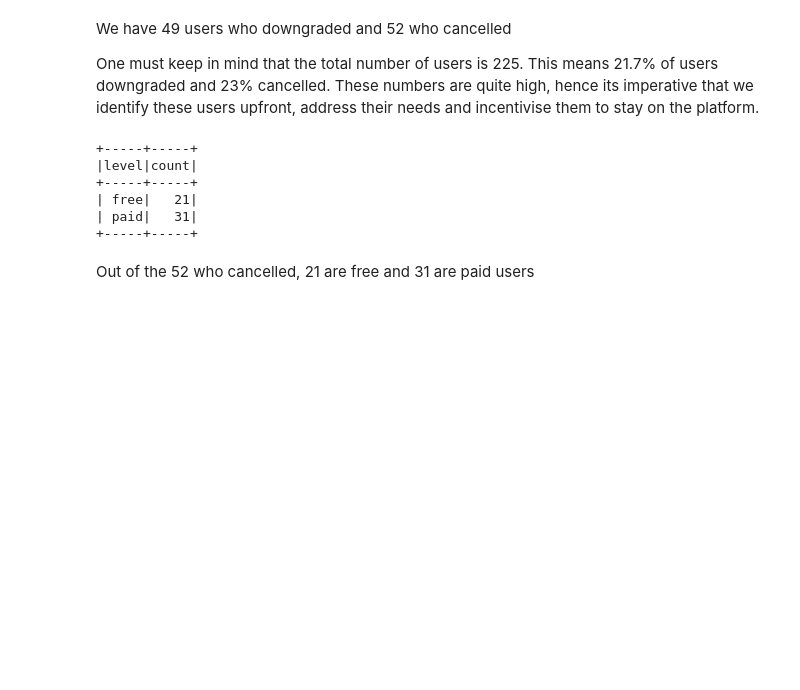
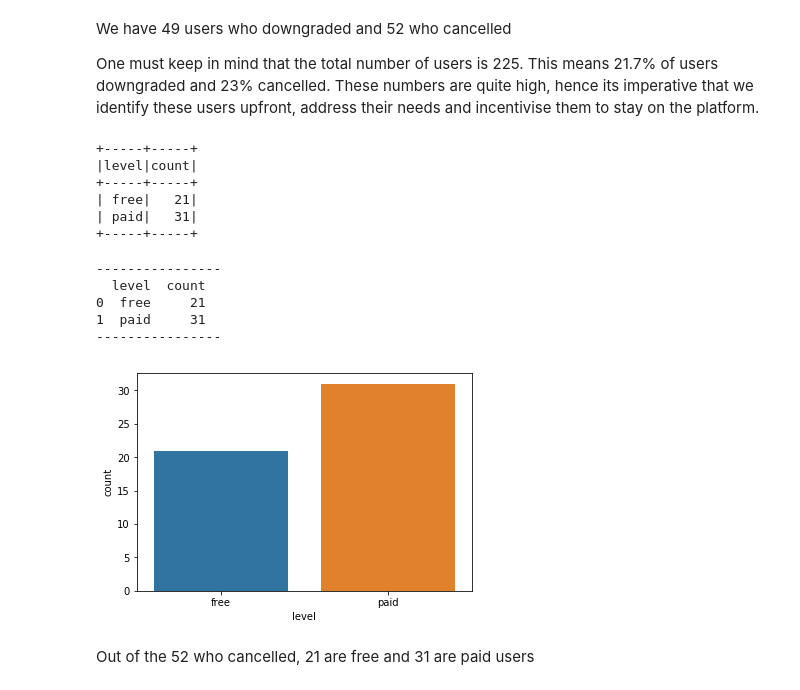
Before and after one commit to karthikvijayakumar/Sparkify, a Jupyter notebook: Sparkify.ipynb, the cells around one changed output. Cells and saved outputs as stored; diff of their text form; code cells hidden in the pictures; blank space fills up the shorter version.

```diff
--- a/Sparkify.ipynb
+++ b/Sparkify.ipynb
@@ -285,6 +289,21 @@ df.filter(df.page == 'Cancellation Confirmation').select(["userId", "level"]).dr
 | free|   21|
 | paid|   31|
 +-----+-----+
+# %%
+# Of the users who cancelled whats the split of tier of service ( paid/free )
+
+churn_user_split = df.filter(df.page == 'Cancellation Confirmation').select(["userId", "level"]).drop_duplicates().groupby("level").count().toPandas()
+print( '----------------')
+print( churn_user_split )
+print( '----------------')
+sns.barplot(x = 'level', y = 'count', data = churn_user_split);
+# %% [output]
+----------------
+  level  count
+0  free     21
+1  paid     31
+----------------
+[figure, added]
 # %% [markdown]
 Out of the 52 who cancelled, 21 are free and 31 are paid users
 # %%
```
Also changed, not shown: parts of 61 cells of this notebook, 1 other file.
